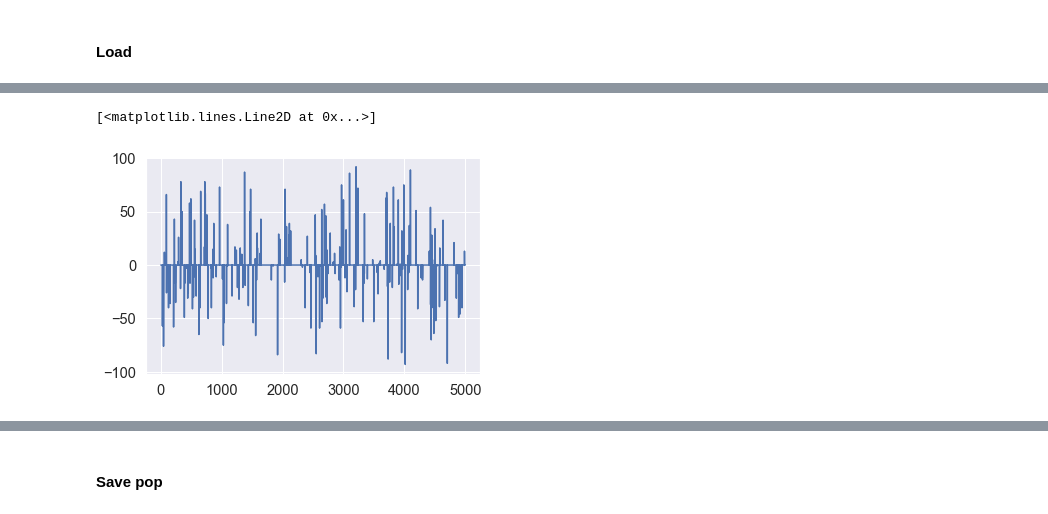
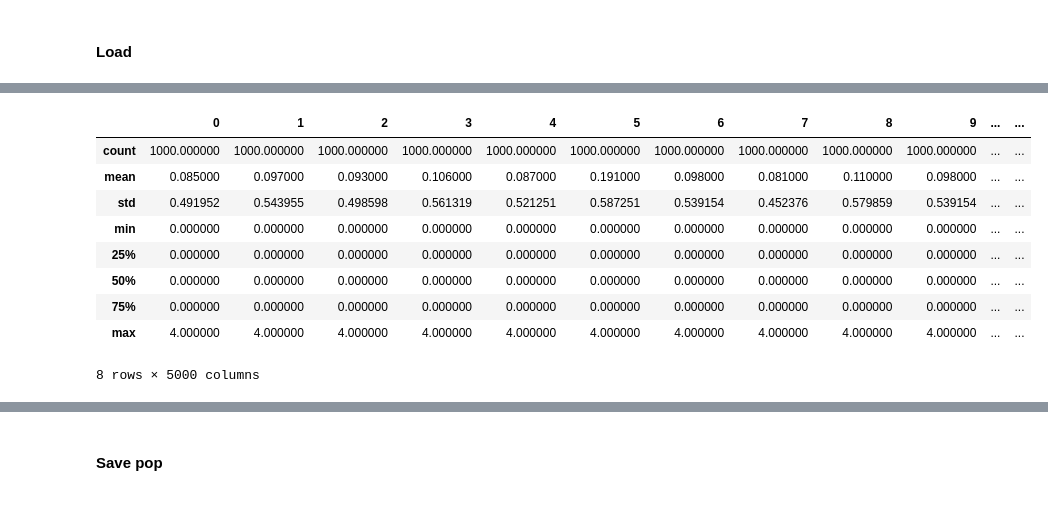
Before and after one commit to jeugregg/santa-workshop-tour-2019, a Jupyter notebook: santa-s-2019-starter-notebook.ipynb, the cells around one changed output, grey strips where cells are left out. Drawn from its saved outputs; the diff is of its cells as text; code cells hidden in the pictures.

Commit message:
optim pop creation, optim boost with correction (to find lower mini)

```diff
--- a/santa-s-2019-starter-notebook.ipynb
+++ b/santa-s-2019-starter-notebook.ipynb
@@ -2040,5 +1919,0 @@ df_prob = joblib.load(PATH_TO_SAVE_DATA + '/df_prob.pkl')
-# %%
-# HYPERPARAMETERS
-DELTA_CHOICE_FIRST_POP = 2
-R_FIRST_MUT = 0.05
-NB_FIRST_POP = 1000
@@ -2044,0 +1922,16 @@ NB_FIRST_POP = 1000
+# %%
+if SAVE_POP == '10R':
+
+    # Create baselines
+    # optimized version
+    t_fit_0 = time.time()
+    # Start with the sample submission values
+    submission = pd.read_csv(fpath, index_col='family_id')
+    best = submission['assigned_day'].values
+    arr_range = df_range.values
+    arr_sub, arr_score = boost_diff_browsing_optim(best, arr_range=arr_range)
+    t_fit_1 = time.time()
+    print("Timing: ", t_fit_1 - t_fit_0)
+
+    _, df_des_choices_0, _ = pop_choices_info(pd.DataFrame(arr_sub))
+    df_des_choices_0
@@ -2102,5 +2138,13 @@ df_pop.shape:  (1000, 5000)
-# %%
-plt.plot(df_pop.columns,df_pop.loc[0]-df_pop.loc[1])
-# %% [output]
-[<matplotlib.lines.Line2D at 0x...>]
-[figure, removed]
+# %%
+df_des_choices_0
+# %% [output]
+|  | 0 | 1 | 2 | 3 | 4 | 5 | 6 | 7 | 8 | 9 | ... | ... |
+| count | 1000.000000 | 1000.000000 | 1000.000000 | 1000.000000 | 1000.000000 | 1000.000000 | 1000.000000 | 1000.000000 | 1000.000000 | 1000.000000 | ... | ... |
+| mean | 0.085000 | 0.097000 | 0.093000 | 0.106000 | 0.087000 | 0.191000 | 0.098000 | 0.081000 | 0.110000 | 0.098000 | ... | ... |
+| std | 0.491952 | 0.543955 | 0.498598 | 0.561319 | 0.521251 | 0.587251 | 0.539154 | 0.452376 | 0.579859 | 0.539154 | ... | ... |
+| min | 0.000000 | 0.000000 | 0.000000 | 0.000000 | 0.000000 | 0.000000 | 0.000000 | 0.000000 | 0.000000 | 0.000000 | ... | ... |
+| 25% | 0.000000 | 0.000000 | 0.000000 | 0.000000 | 0.000000 | 0.000000 | 0.000000 | 0.000000 | 0.000000 | 0.000000 | ... | ... |
+| 50% | 0.000000 | 0.000000 | 0.000000 | 0.000000 | 0.000000 | 0.000000 | 0.000000 | 0.000000 | 0.000000 | 0.000000 | ... | ... |
+| 75% | 0.000000 | 0.000000 | 0.000000 | 0.000000 | 0.000000 | 0.000000 | 0.000000 | 0.000000 | 0.000000 | 0.000000 | ... | ... |
+| max | 4.000000 | 4.000000 | 4.000000 | 4.000000 | 4.000000 | 4.000000 | 4.000000 | 4.000000 | 4.000000 | 4.000000 | ... | ... |
+8 rows × 5000 columns
```
Also changed, not shown: parts of 46 cells of this notebook.
